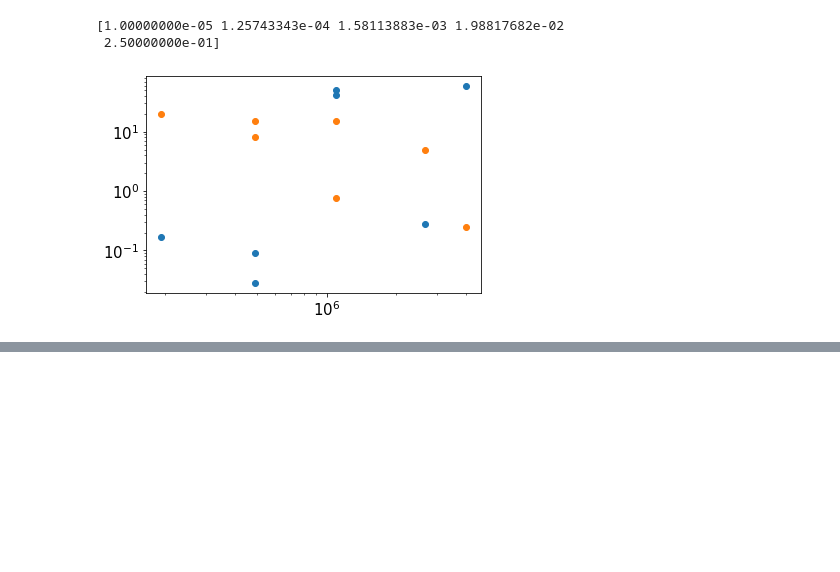
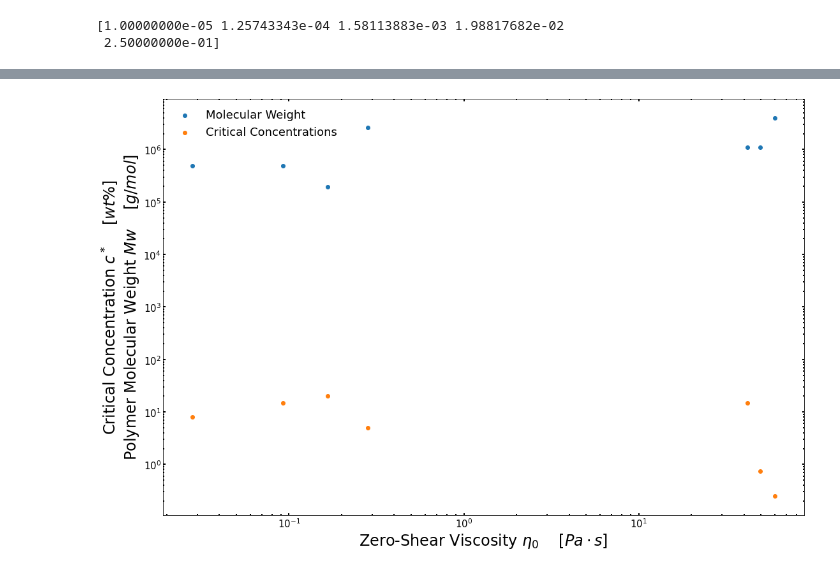
Before and after one commit to KiraSensei13/MNT_ITESM_Thesis, a Jupyter notebook: 09_characterizationRheology/TRIOSplots.ipynb, the cells around one changed output, grey strips where cells are left out. Drawn from its saved outputs; the diff is of its cells as text; code cells hidden in the pictures; blank space fills up the shorter version.

```diff
--- a/09_characterizationRheology/TRIOSplots.ipynb
+++ b/09_characterizationRheology/TRIOSplots.ipynb
@@ -786,17 +800,40 @@ print(np.logspace(np.log10(0.00001), np.log10(0.25), 5)) #3.75
 # %% [output]
 [1.00000000e-05 1.25743343e-04 1.58113883e-03 1.98817682e-02
  2.50000000e-01]
-# %%
-plt.scatter(
-    [192000, 490000, 490000, 1100000, 1100000, 2658076, 4000000],
-    [ 0.166,  0.028,  0.092,  41.861,  49.657,   0.282,  60.022]
-)
-
-plt.scatter(
-    [192000, 490000, 490000, 1100000, 1100000, 2658076, 4000000],
-    [ 20.00,   8.00,  15.00,   15.00,    0.75,    5.00,    0.25]
-)
-plt.xscale('log');
-plt.yscale('log');
-# %% [output]
-[figure, removed]
+# %%
+scale = 6;
+fig, ax0 = plt.subplots(figsize=(3*scale, 2*scale));
+
+plt.scatter(
+    [ 0.166,  0.028,  0.092,  41.861,  49.657,   0.282,  60.022],
+    [192000, 490000, 490000, 1100000, 1100000, 2658076, 4000000],
+    label="Molecular Weight"
+)
+
+plt.scatter(
+    [ 0.166,  0.028,  0.092,  41.861,  49.657,   0.282,  60.022],
+    [ 20.00,   8.00,  15.00,   15.00,    0.75,    5.00,    0.25],
+    label="Critical Concentrations"
+)
+ax0.tick_params(
+    which='both',
+    direction='in',
+    # length=5,
+    width=2,
+    bottom=True,
+    top=True,
+    left=True,
+    right=True);
+
+plt.xscale('log');
+plt.yscale('log');
+
+plt.xlabel('Zero-Shear Viscosity' + ' ' + r'$\eta_0$' + '    ' + r'$\left[ Pa \cdot s \right]$', fontsize=24);
+plt.ylabel('Critical Concentration' + ' ' + r'$c^*$' + '    ' + r'$\left[ wt\% \right]$' + "\n" +
+           'Polymer Molecular Weight' + ' ' + r'$Mw$' + '    ' + r'$\left[ g / mol \right]$', fontsize=24);
+#plt.title("PSinTHF", size=24);
+plt.legend(prop={'size': 18}, frameon=False);
+display(plt);
+
+plt.savefig('CriticalConcentrationvsMwandVisco' + '.png', dpi=200, bbox_inches='tight');
+# %% [output]
@@ -802,0 +841 @@ plt.yscale('log');
+[figure, added]
```
Also changed, not shown: parts of 15 cells of this notebook, 55 other files.
